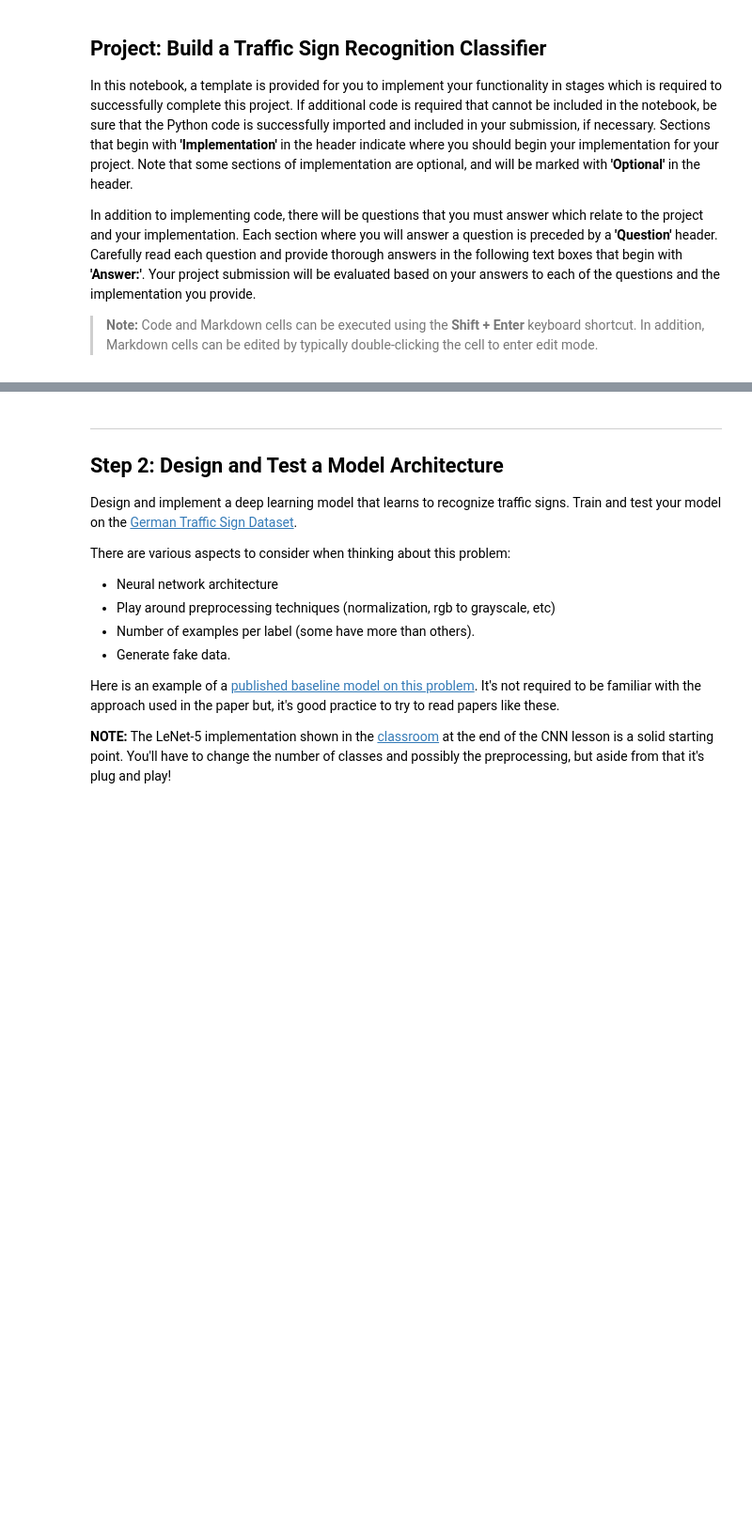
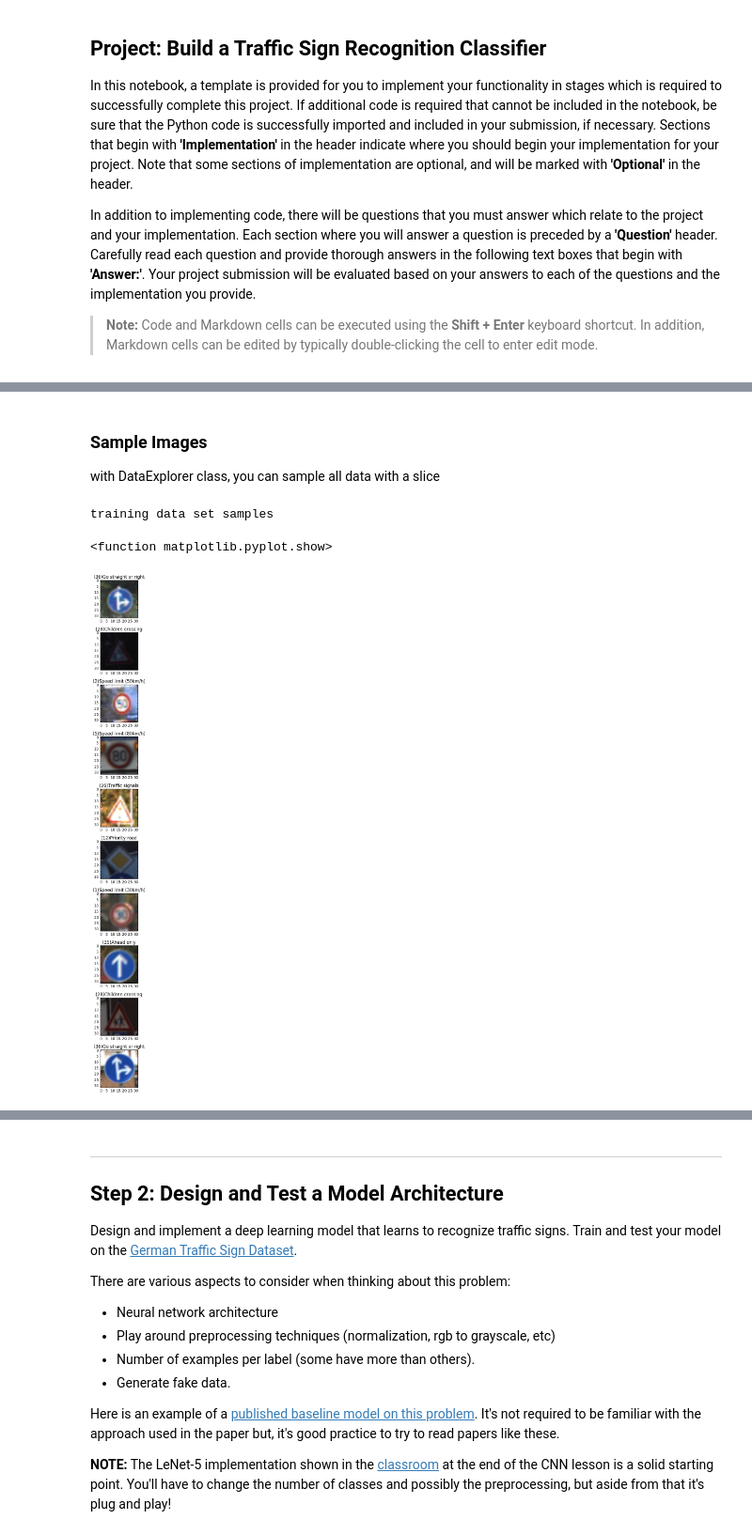
Before and after one commit to jluo-bgl/Traffic-Sign-Recognition-with-Deep-Learning-CNN, a Jupyter notebook: Traffic_Sign_Classifier.ipynb, the cells around one changed output, grey strips where cells are left out. Shown at 94% size. Drawn from its saved outputs; the diff is of its cells as text; code cells hidden in the pictures; blank space fills up the shorter version.

```diff
--- a/Traffic_Sign_Classifier.ipynb
+++ b/Traffic_Sign_Classifier.ipynb
@@ -141,0 +204,11 @@ showImages(X_train[100:130], "training_samples")
+# %% [markdown]
+### Sample Images
+
+with DataExplorer class, you can sample all data with a slice
+# %%
+print("training data set samples")
+original_data_explorer.sample_training_data(slice(0, 10)).show
+# %% [output]
+training data set samples
+<function matplotlib.pyplot.show>
+[figure, added]
```
Also changed, not shown: parts of 30 cells of this notebook, 2 other files.
